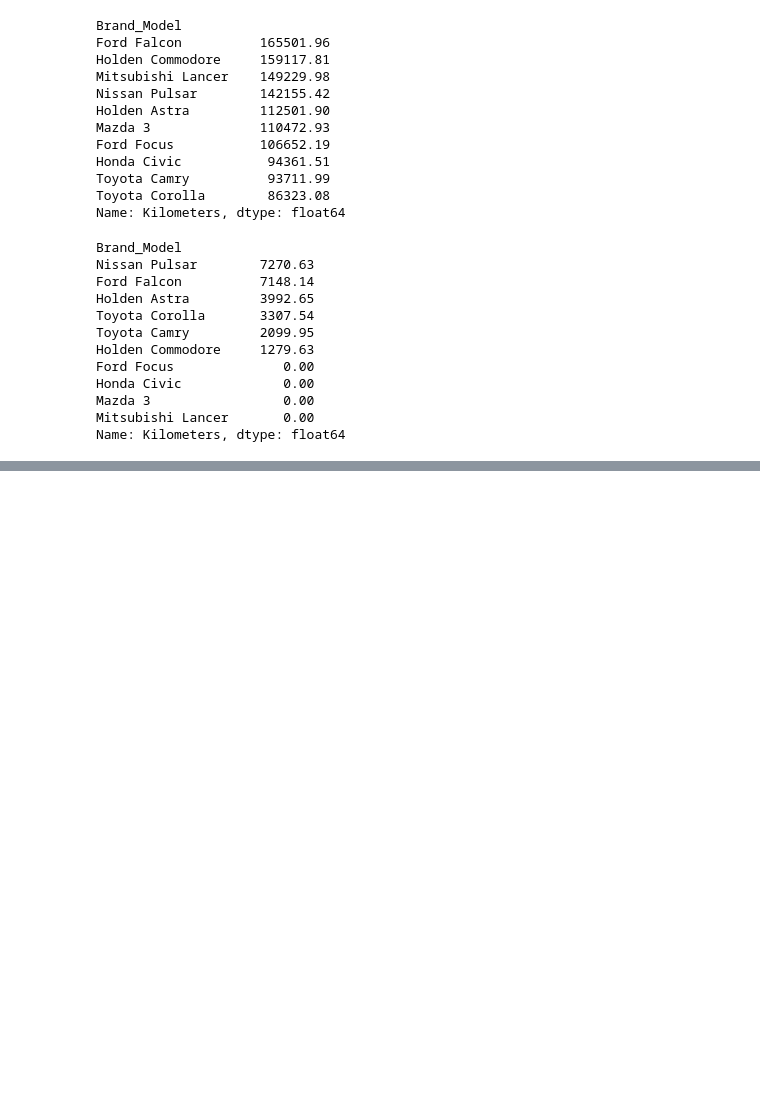
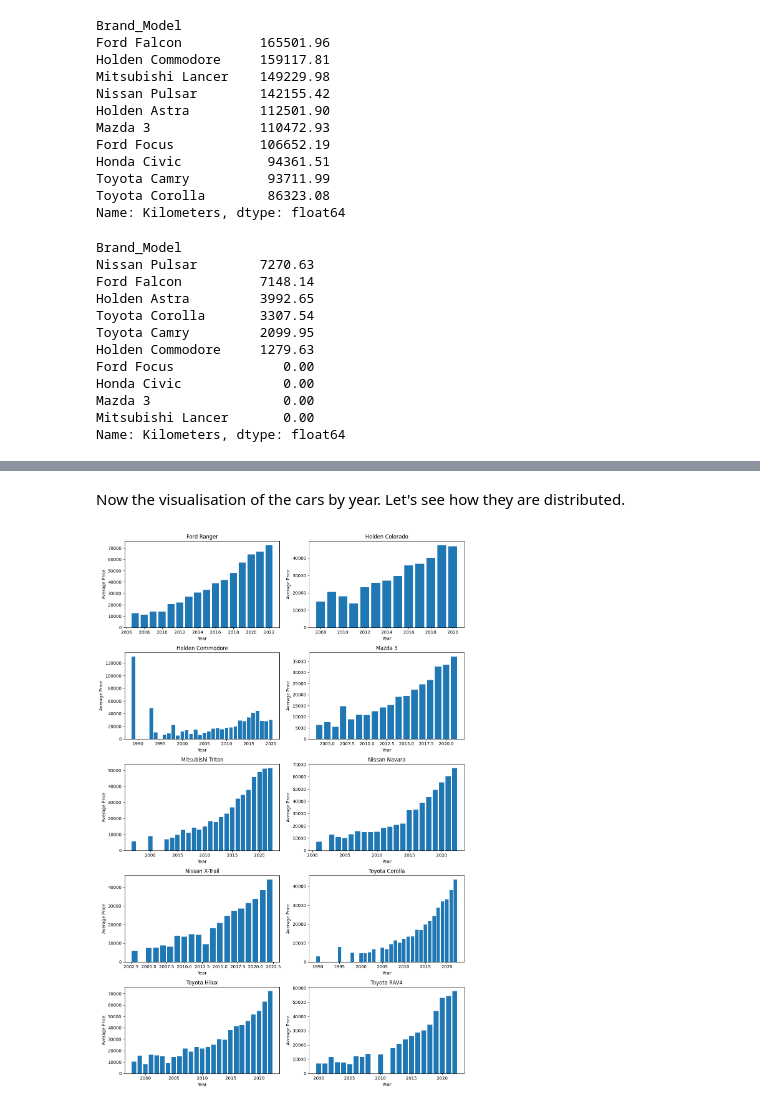
Before and after one commit to thaynanff/Data-Science-Projects, a Jupyter notebook: Data Science and Analytics/8. Australian Automotive Market/Australian Automotive Market.ipynb, the cells around one changed output, grey strips where cells are left out. Saved outputs shown, nothing was run; the diff lists cells and outputs as text; code cells hidden in the pictures; blank space fills up the shorter version.

```diff
--- a/Data Science and Analytics/8. Australian Automotive Market/Australian Automotive Market.ipynb
+++ b/Data Science and Analytics/8. Australian Automotive Market/Australian Automotive Market.ipynb
@@ -699,0 +736,38 @@ Name: Kilometers, dtype: float64
+# %% [markdown]
+Now the visualisation of the cars by year. Let's see how they are distributed.
+# %%
+# creatting the dataframe with the 10 most advertised cars
+avg_price_no_limit2 = Top10_NoLimit.copy()
+
+# creating a new colunm with the brand and model together
+avg_price_no_limit2['Brand_Model'] = avg_price_no_limit2[['Brand', 'Model']].apply(' '.join, axis=1)
+
+# getting just the colunms we will use
+avg_price_no_limit2 = avg_price_no_limit2.loc[:, ['Brand_Model', 'Year', 'Price']]
+
+# grouping the dataset and adding a colunm with the average kilometers per brand/model and Year
+avg_price_no_limit2 = avg_price_no_limit2.groupby(['Brand_Model', 'Year'])['Price'].mean().round(2).reset_index(name='Average_Price')
+# %%
+fig, axs = plt.subplots(5,2, figsize=(12, 18))
+
+# Iterate over each Brand_Model
+for i, brand_model in enumerate(avg_price_no_limit2['Brand_Model'].unique()):
+    row = i // 2
+    col = i % 2
+
+    # Filter data for the current Brand_Model
+    brand_model_data = avg_price_no_limit2[avg_price_no_limit2['Brand_Model'] == brand_model]
+
+    # Plot the count per year
+    axs[row, col].bar(brand_model_data['Year'], brand_model_data['Average_Price'])
+    axs[row, col].set_title(brand_model)
+    axs[row, col].set_xlabel('Year')
+    axs[row, col].set_ylabel('Average Price')
+
+# Adjust spacing between subplots
+plt.tight_layout()
+
+# Show the plot
+plt.show()
+# %% [output]
+[figure, added]
```
Also changed, not shown: parts of 6 cells of this notebook.
